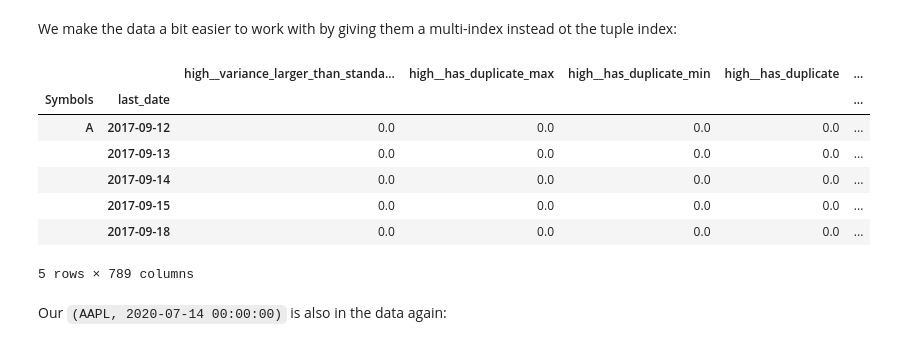
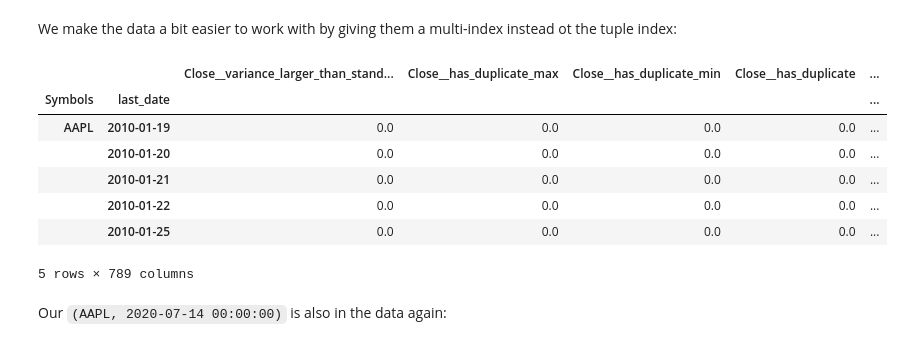
Before and after one commit to bishalu/SS_finance, a Jupyter notebook: notebooks/feature_creation.ipynb, the cells around one changed output. Saved outputs shown, nothing was run; the diff lists cells and outputs as text; code cells hidden in the pictures.

```diff
--- a/notebooks/feature_creation.ipynb
+++ b/notebooks/feature_creation.ipynb
@@ -72,5 +73,5 @@ df_melted
 # %% [markdown]
 ## Create training data sample
 # %%
-df_rolled = roll_time_series(df_melted, column_id="Symbols", column_sort="date",
-                             max_timeshift=20, min_timeshift=5)
+df_rolled = roll_time_series(df_melted, column_id="Symbols", column_sort="Date",
+                             max_timeshift=25, min_timeshift=10)
@@ -94,5 +79,5 @@ df_rolled.head(200)
 ## Extract Features
 # %%
 X = extract_features(df_rolled.drop("Symbols", axis=1),
-                     column_id="id", column_sort="date", column_value="high",
+                     column_id="id", column_sort="Date", column_value="Close",
                      impute_function=impute, show_warnings=False)
@@ -117,18 +88,18 @@ We make the data a bit easier to work with by giving them a multi-index instead
 # %%
 # split up the two parts of the index and give them proper names
 X = X.set_index([X.index.map(lambda x: x[0]), X.index.map(lambda x: x[1])], drop=True)
-X.index.names = ["Symbols", "last_date"]
+X.index.names = ["Symbols", "Date"]
-# %%
-X.head()
-# %% [output]
-|  |  | high__variance_larger_than_standa... | high__has_duplicate_max | high__has_duplicate_min | high__has_duplicate | ... |
-| Symbols | last_date |  |  |  |  | ... |
-| A | 2017-09-12 | 0.0 | 0.0 | 0.0 | 0.0 | ... |
-|  | 2017-09-13 | 0.0 | 0.0 | 0.0 | 0.0 | ... |
-|  | 2017-09-14 | 0.0 | 0.0 | 0.0 | 0.0 | ... |
-|  | 2017-09-15 | 0.0 | 0.0 | 0.0 | 0.0 | ... |
-|  | 2017-09-18 | 0.0 | 0.0 | 0.0 | 0.0 | ... |
-5 rows × 789 columns
+# %%
+X.to_csv('../data/v1/')
+# %% [output]
+|  |  | Close__variance_larger_than_stand... | Close__has_duplicate_max | Close__has_duplicate_min | Close__has_duplicate | ... |
+| Symbols | last_date |  |  |  |  | ... |
+| AAPL | 2010-01-19 | 0.0 | 0.0 | 0.0 | 0.0 | ... |
+|  | 2010-01-20 | 0.0 | 0.0 | 0.0 | 0.0 | ... |
+|  | 2010-01-21 | 0.0 | 0.0 | 0.0 | 0.0 | ... |
+|  | 2010-01-22 | 0.0 | 0.0 | 0.0 | 0.0 | ... |
+|  | 2010-01-25 | 0.0 | 0.0 | 0.0 | 0.0 | ... |
+5 rows × 789 columns
 # %% [markdown]
 Our `(AAPL, 2020-07-14 00:00:00)` is also in the data again:
 # %%
```
Also changed, not shown: parts of 12 cells of this notebook.
